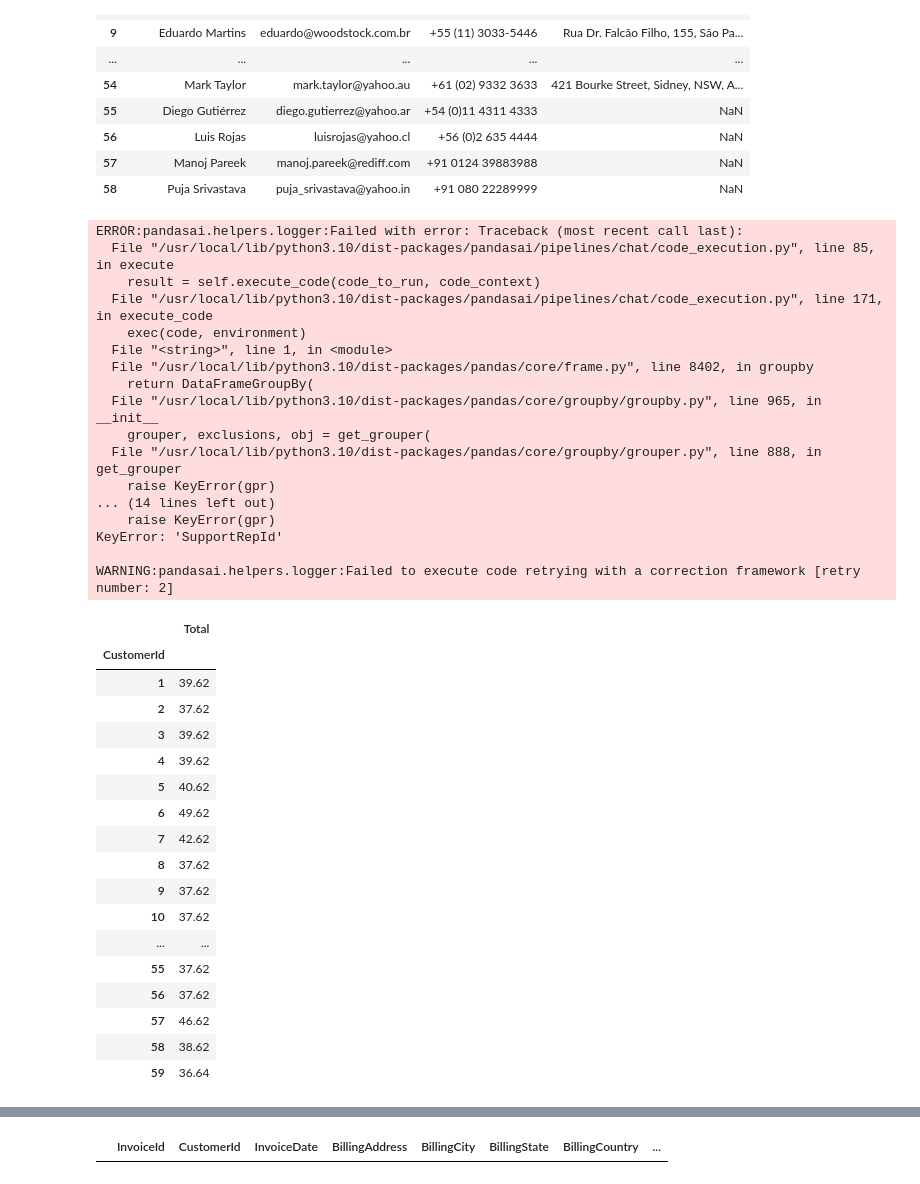
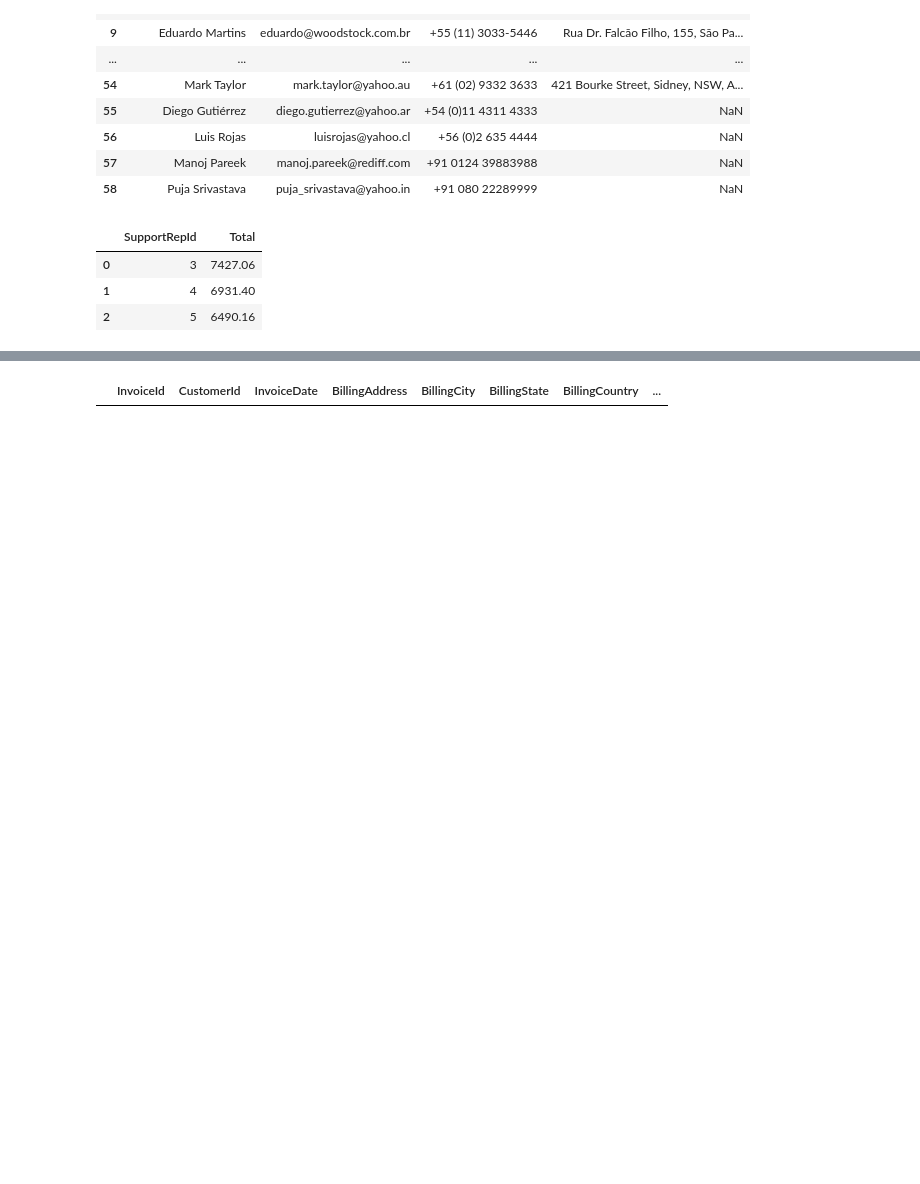
Before and after one commit to kushalpatel0265/Database-Talk, a Jupyter notebook: Database_Talk.ipynb, the cells around one changed output, grey strips where cells are left out. Saved outputs shown, nothing was run; the diff lists cells and outputs as text; code cells hidden in the pictures; blank space fills up the shorter version.

```diff
--- a/Database_Talk.ipynb
+++ b/Database_Talk.ipynb
@@ -109,43 +109,12 @@ agent.chat('Fetch and display details for all customers, including their combine
 | 57 | Manoj Pareek | manoj.pareek@rediff.com | +91 0124 39883988 | NaN |
 | 58 | Puja Srivastava | puja_srivastava@yahoo.in | +91 080 22289999 | NaN |
 # %%
-agent.chat('Find the total sales made by each employee.')
+agent.chat('Find the total sales made by each employees.')
 # %% [output]
-ERROR:pandasai.helpers.logger:Failed with error: Traceback (most recent call last):
-  File "/usr/local/lib/python3.10/dist-packages/pandasai/pipelines/chat/code_execution.py", line 85, in execute
-    result = self.execute_code(code_to_run, code_context)
-  File "/usr/local/lib/python3.10/dist-packages/pandasai/pipelines/chat/code_execution.py", line 171, in execute_code
-    exec(code, environment)
-  File "<string>", line 1, in <module>
-  File "/usr/local/lib/python3.10/dist-packages/pandas/core/frame.py", line 8402, in groupby
-    return DataFrameGroupBy(
-  File "/usr/local/lib/python3.10/dist-packages/pandas/core/groupby/groupby.py", line 965, in __init__
-    grouper, exclusions, obj = get_grouper(
-  File "/usr/local/lib/python3.10/dist-packages/pandas/core/groupby/grouper.py", line 888, in get_grouper
-    raise KeyError(gpr)
-... (14 lines left out)
-    raise KeyError(gpr)
-KeyError: 'SupportRepId'
-
-WARNING:pandasai.helpers.logger:Failed to execute code retrying with a correction framework [retry number: 2]
-|  | Total |
-| CustomerId |  |
-| 1 | 39.62 |
-| 2 | 37.62 |
-| 3 | 39.62 |
-| 4 | 39.62 |
-| 5 | 40.62 |
-| 6 | 49.62 |
-| 7 | 42.62 |
-| 8 | 37.62 |
-| 9 | 37.62 |
-| 10 | 37.62 |
-| ... | ... |
-| 55 | 37.62 |
-| 56 | 37.62 |
-| 57 | 46.62 |
-| 58 | 38.62 |
-| 59 | 36.64 |
+|  | SupportRepId | Total |
+| 0 | 3 | 7427.06 |
+| 1 | 4 | 6931.40 |
+| 2 | 5 | 6490.16 |
 # %%
 agent.chat('Display tracks categorized under the Rock genre.')
 # %% [output]
```
Also changed, not shown: parts of 42 cells of this notebook.
